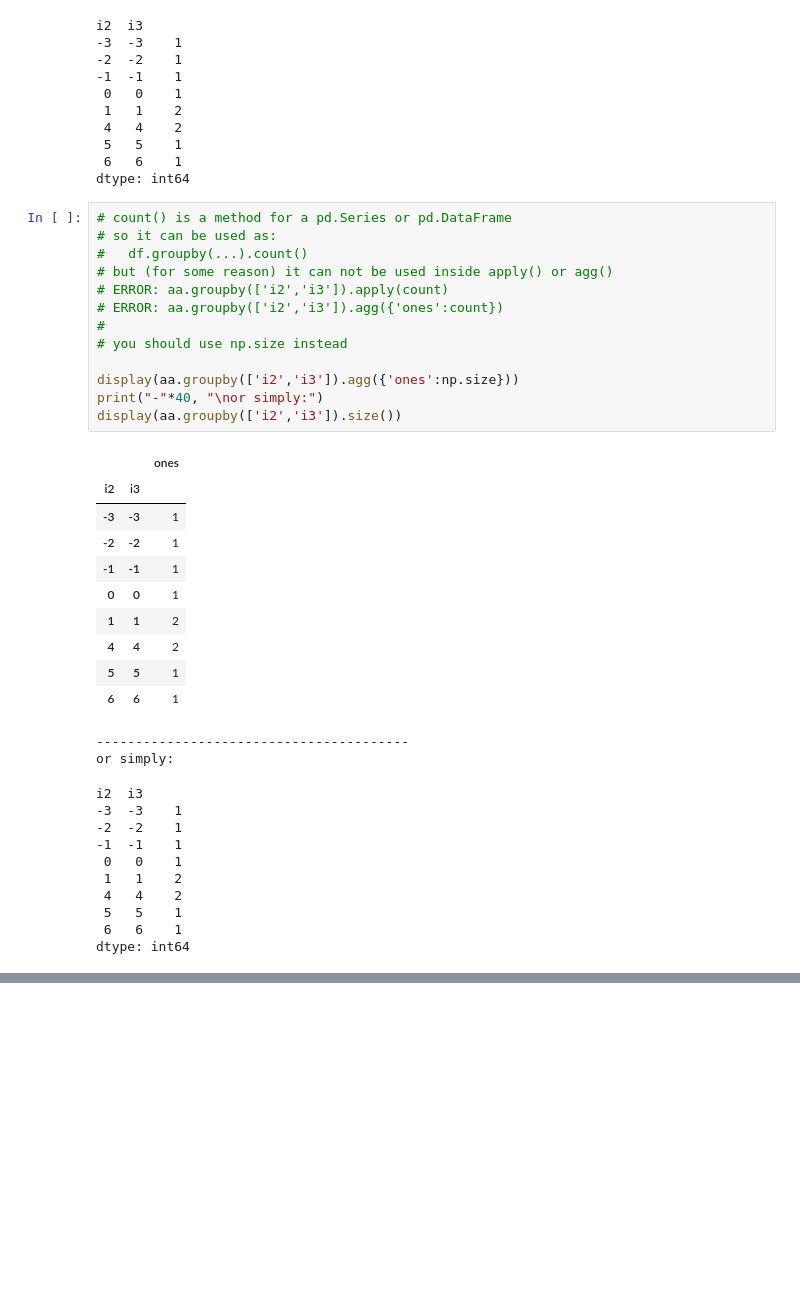
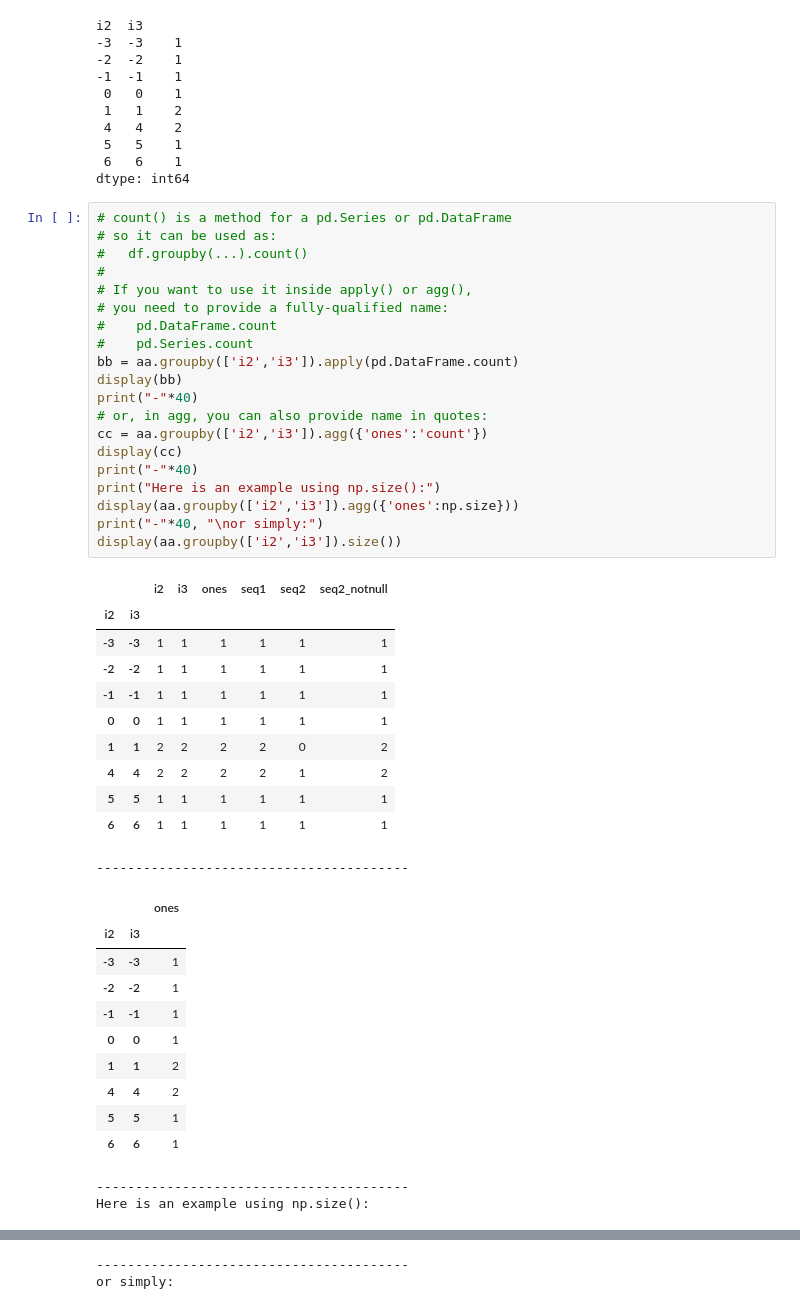
Before and after one commit to lselector/python_tutorials, a Jupyter notebook: c02_Pandas2.ipynb, the cells around one changed output, grey strips where cells are left out. Cells and saved outputs as stored; diff of their text form; blank space fills up the shorter version.

```diff
--- a/c02_Pandas2.ipynb
+++ b/c02_Pandas2.ipynb
@@ -1395,36 +1430,44 @@ dtype: int64
 # %%
 # count() is a method for a pd.Series or pd.DataFrame
 # so it can be used as:
 #   df.groupby(...).count()
-# but (for some reason) it can not be used inside apply() or agg()
-# ERROR: aa.groupby(['i2','i3']).apply(count)
-# ERROR: aa.groupby(['i2','i3']).agg({'ones':count})
 #
-# you should use np.size instead
-
+# If you want to use it inside apply() or agg(),
+# you need to provide a fully-qualified name:
+#    pd.DataFrame.count
+#    pd.Series.count
+bb = aa.groupby(['i2','i3']).apply(pd.DataFrame.count)
+display(bb)
+print("-"*40)
+# or, in agg, you can also provide name in quotes:
+cc = aa.groupby(['i2','i3']).agg({'ones':'count'})
+display(cc)
+print("-"*40)
+print("Here is an example using np.size():")
 display(aa.groupby(['i2','i3']).agg({'ones':np.size}))
 print("-"*40, "\nor simply:")
 display(aa.groupby(['i2','i3']).size())
 # %% [output]
-|  |  | ones |
-| i2 | i3 |  |
-| -3 | -3 | 1 |
-| -2 | -2 | 1 |
-| -1 | -1 | 1 |
-| 0 | 0 | 1 |
-| 1 | 1 | 2 |
-| 4 | 4 | 2 |
-| 5 | 5 | 1 |
-| 6 | 6 | 1 |
+|  |  | i2 | i3 | ones | seq1 | seq2 | seq2_notnull |
+| i2 | i3 |  |  |  |  |  |  |
+| -3 | -3 | 1 | 1 | 1 | 1 | 1 | 1 |
+| -2 | -2 | 1 | 1 | 1 | 1 | 1 | 1 |
+| -1 | -1 | 1 | 1 | 1 | 1 | 1 | 1 |
+| 0 | 0 | 1 | 1 | 1 | 1 | 1 | 1 |
+| 1 | 1 | 2 | 2 | 2 | 2 | 0 | 2 |
+| 4 | 4 | 2 | 2 | 2 | 2 | 1 | 2 |
+| 5 | 5 | 1 | 1 | 1 | 1 | 1 | 1 |
+| 6 | 6 | 1 | 1 | 1 | 1 | 1 | 1 |
 ----------------------------------------
-or simply:
+|  |  | ones |
+| i2 | i3 |  |
+| -3 | -3 | 1 |
+| -2 | -2 | 1 |
+| -1 | -1 | 1 |
+| 0 | 0 | 1 |
+| 1 | 1 | 2 |
+| 4 | 4 | 2 |
+| 5 | 5 | 1 |
+| 6 | 6 | 1 |
-i2  i3
--3  -3    1
--2  -2    1
--1  -1    1
- 0   0    1
- 1   1    2
- 4   4    2
- 5   5    1
- 6   6    1
-dtype: int64
+----------------------------------------
+Here is an example using np.size():
@@ -1430,0 +1484,2 @@ dtype: int64
+----------------------------------------
+or simply:
```
Also changed, not shown: parts of 15 cells of this notebook.
